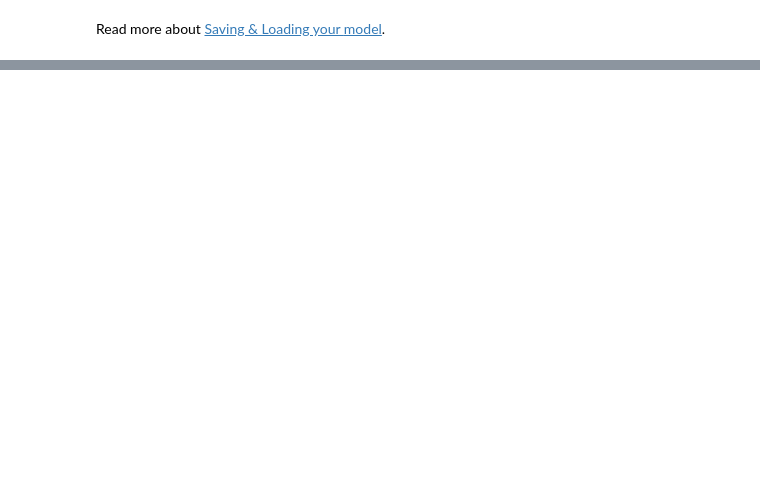
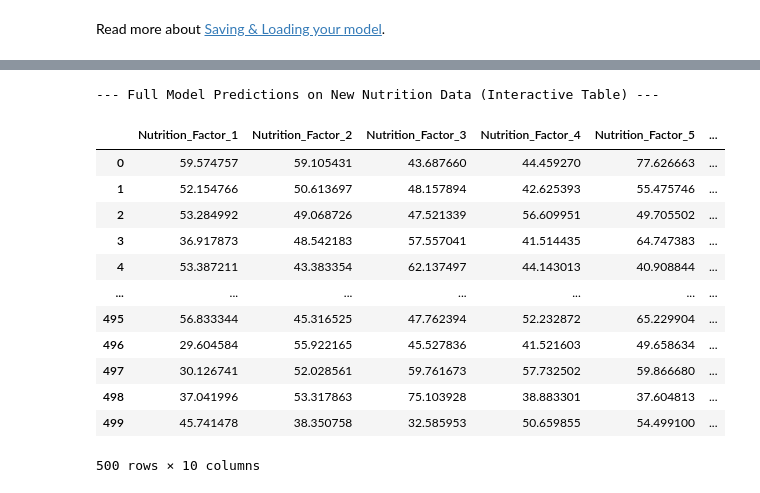
Before and after one commit to vananhnguyen131/Funproject, a Jupyter notebook: _downloads/af0caf6d7af0dda755f4c9d7af9ccc2c/quickstart_tutorial.ipynb, the cells around one changed output, grey strips where cells are left out. Saved outputs shown, nothing was run; the diff lists cells and outputs as text; code cells hidden in the pictures; blank space fills up the shorter version.

```diff
--- a/_downloads/af0caf6d7af0dda755f4c9d7af9ccc2c/quickstart_tutorial.ipynb
+++ b/_downloads/af0caf6d7af0dda755f4c9d7af9ccc2c/quickstart_tutorial.ipynb
@@ -245,0 +618,36 @@ model](saveloadrun_tutorial.html).
+# %%
+# Ensure the model is in evaluation mode
+plant_model.eval()
+
+# Convert the pandas DataFrame to a PyTorch tensor
+# Ensure the data type matches what the model expects (float)
+prediction_input_tensor = torch.tensor(nutrition_df.values, dtype=torch.float32)
+
+print(f"Input tensor shape for prediction: {prediction_input_tensor.shape}")
+
+# Make predictions with the model
+# Use torch.no_grad() for inference to save memory and computation
+with torch.no_grad():
+    # Move the input tensor to the same device as the model
+    input_data_on_device = prediction_input_tensor.to(device)
+
+    # Get predictions
+    predictions_on_df = plant_model(input_data_on_device)
+
+# Move predictions back to CPU for easier handling and display
+predictions_on_df_cpu = predictions_on_df.cpu()
+
+# Convert predictions to a pandas DataFrame for better readability
+predicted_growth_df = pd.DataFrame(
+    predictions_on_df_cpu.numpy(),
+    columns=[f'Predicted_Growth_{i+1}' for i in range(num_growth_parameters)]
+)
+
+print("\n--- Model Predictions on New Nutrition Data ---")
+display(predicted_growth_df.head())
+
+# Optionally, you can concatenate the input nutrition data with the predictions
+# to see the full picture
+full_prediction_output_df = pd.concat([nutrition_df, predicted_growth_df], axis=1)
+print("\n--- Combined Nutrition Input and Predicted Growth (First 5 Samples) ---")
+display(full_prediction_output_df.head())
@@ -245,0 +672,21 @@ model](saveloadrun_tutorial.html).
+# %%
+from google.colab import data_table
+data_table.enable_dataframe_formatter()
+
+print("--- Full Model Predictions on New Nutrition Data (Interactive Table) ---")
+display(full_prediction_output_df)
+# %% [output]
+--- Full Model Predictions on New Nutrition Data (Interactive Table) ---
+|  | Nutrition_Factor_1 | Nutrition_Factor_2 | Nutrition_Factor_3 | Nutrition_Factor_4 | Nutrition_Factor_5 | ... |
+| 0 | 59.574757 | 59.105431 | 43.687660 | 44.459270 | 77.626663 | ... |
+| 1 | 52.154766 | 50.613697 | 48.157894 | 42.625393 | 55.475746 | ... |
+| 2 | 53.284992 | 49.068726 | 47.521339 | 56.609951 | 49.705502 | ... |
+| 3 | 36.917873 | 48.542183 | 57.557041 | 41.514435 | 64.747383 | ... |
+| 4 | 53.387211 | 43.383354 | 62.137497 | 44.143013 | 40.908844 | ... |
+| ... | ... | ... | ... | ... | ... | ... |
+| 495 | 56.833344 | 45.316525 | 47.762394 | 52.232872 | 65.229904 | ... |
+| 496 | 29.604584 | 55.922165 | 45.527836 | 41.521603 | 49.658634 | ... |
+| 497 | 30.126741 | 52.028561 | 59.761673 | 57.732502 | 59.866680 | ... |
+| 498 | 37.041996 | 53.317863 | 75.103928 | 38.883301 | 37.604813 | ... |
+| 499 | 45.741478 | 38.350758 | 32.585953 | 50.659855 | 54.499100 | ... |
+500 rows × 10 columns
```
Also changed, not shown: parts of 26 cells of this notebook.
